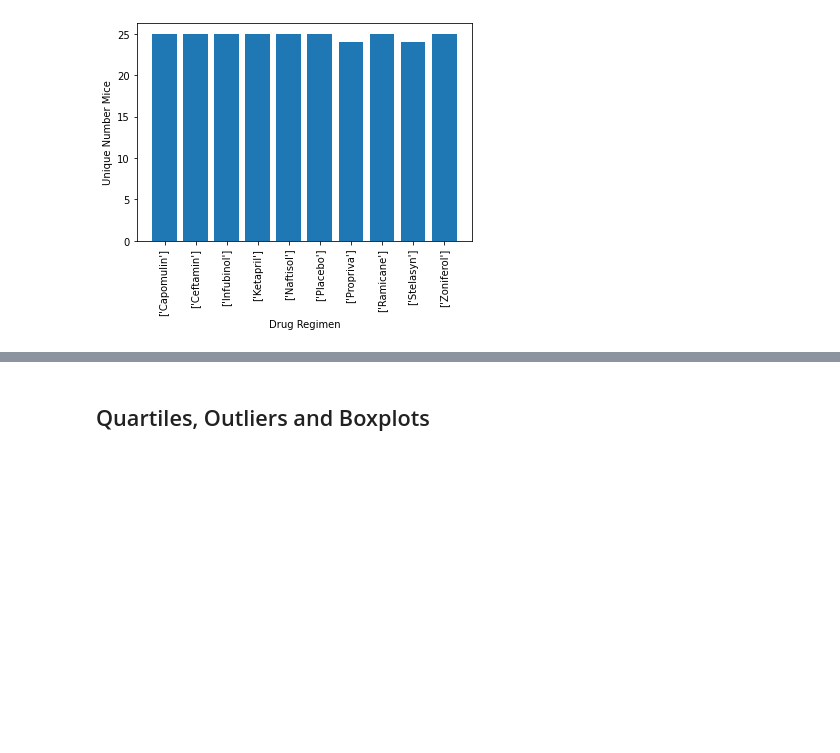
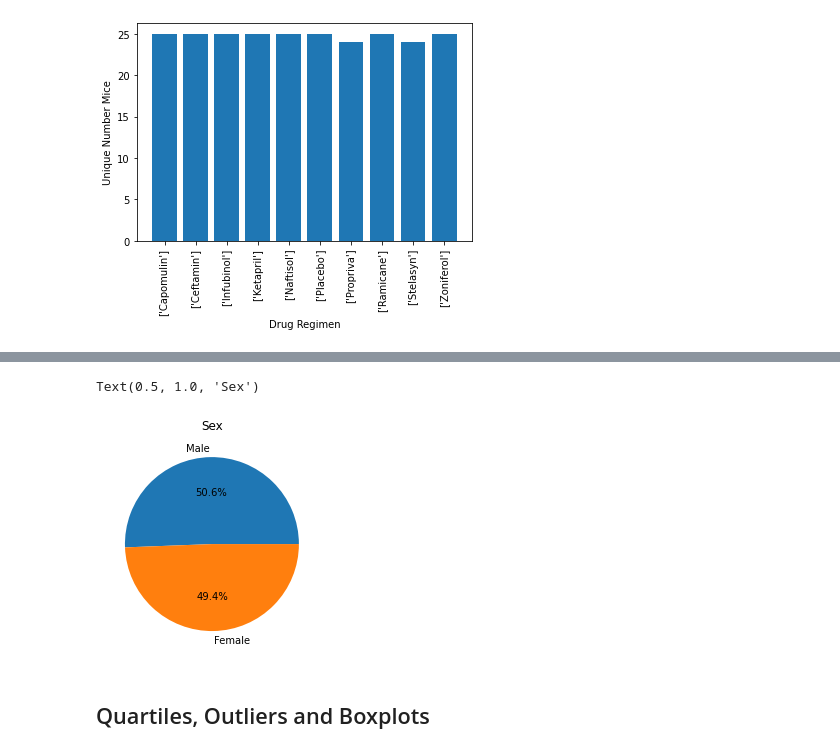
Before and after one commit to ichakrabarty/matplotlib-challenge, a Jupyter notebook: Pymaceuticals/pymaceuticals_starter.ipynb, the cells around one changed output, grey strips where cells are left out. Cells and saved outputs as stored; diff of their text form; code cells hidden in the pictures; blank space fills up the shorter version.

```diff
--- a/Pymaceuticals/pymaceuticals_starter.ipynb
+++ b/Pymaceuticals/pymaceuticals_starter.ipynb
@@ -159,5 +164,11 @@ Text(0, 0.5, 'Unique Number Mice')
 # %%
 # Generate a pie plot showing the distribution of female versus male mice using pyplot
+labels = mouse_study['Sex'].unique().tolist()
+plt.pie(mf_df,autopct="%1.1f%%", labels = labels)
+plt.title('Sex')
+# %% [output]
+Text(0.5, 1.0, 'Sex')
+[figure, added]
 # %% [markdown]
 ## Quartiles, Outliers and Boxplots
 # %%
```
Also changed, not shown: parts of 1 cell of this notebook.
